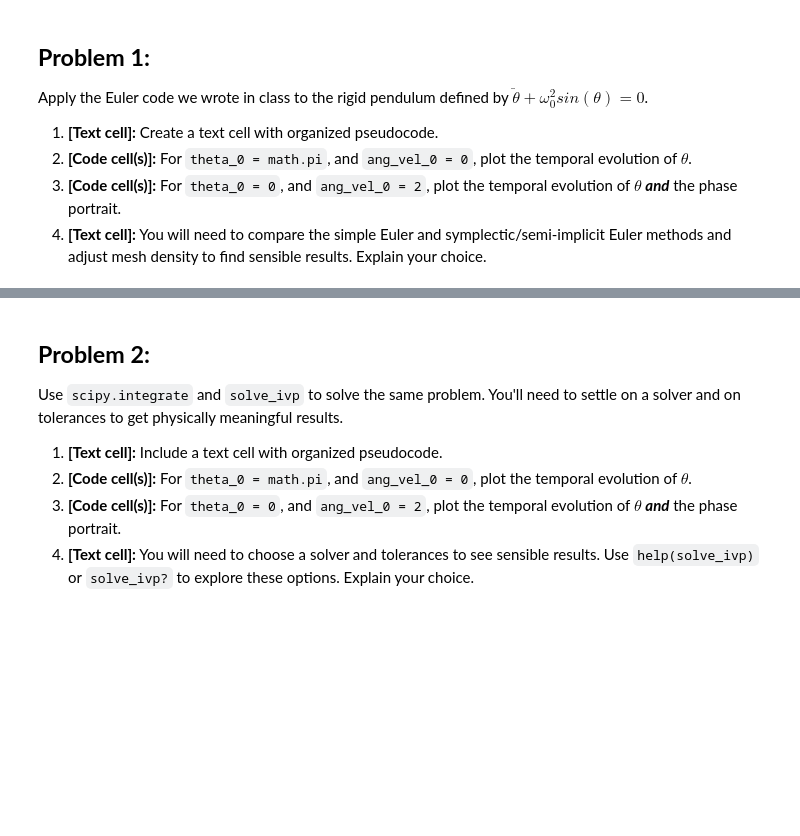
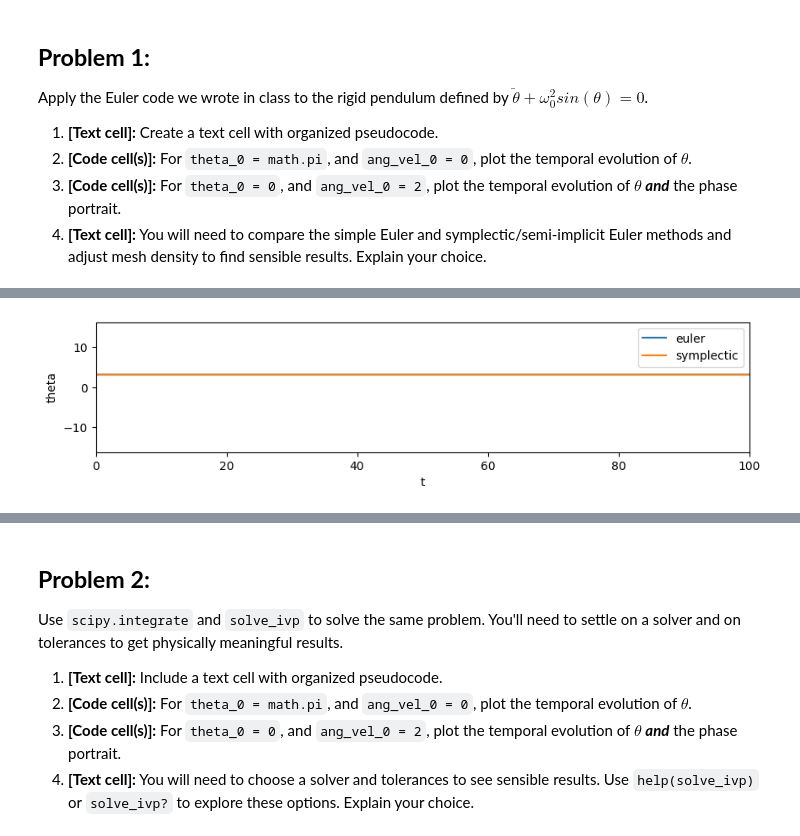
Before and after one commit to IntroComputationalPhysics-UNT/euler-and-solve-ivp-MatthewM130, a Jupyter notebook: rigid_pendulum_assignment_v2.ipynb, the cells around one changed output, grey strips where cells are left out. Drawn from its saved outputs; the diff is of its cells as text; code cells hidden in the pictures; blank space fills up the shorter version.

```diff
--- a/rigid_pendulum_assignment_v2.ipynb
+++ b/rigid_pendulum_assignment_v2.ipynb
@@ -152,0 +68,35 @@ I imagine that at a larger time interval we might start to see discrepancies wit
+# %%
+def euler_symplectic_rigid_pendulum(omega_0, theta_0, ang_vel_0, t_0, t_f, n_steps):
+    dt = (t_f - t_0) / n_steps
+    t = [t_0]; theta = [theta_0]; ang_vel = [ang_vel_0]
+    for _ in range(n_steps):
+        ang_vel.append(ang_vel[-1] - dt * omega_0**2 * math.sin(theta[-1]))
+        theta.append(theta[-1] + dt * ang_vel[-1])
+        t.append(t[-1] + dt)
+    return t, theta, ang_vel
+# %%
+# assign variables and call function
+omega_0 = 1
+theta_0  = math.pi
+ang_vel_0  = 0
+t_0     = 0
+t_f     = 100
+n_steps = 5000
+
+t, theta, ang_vel = euler_rigid_pendulum(omega_0, theta_0, ang_vel_0, t_0, t_f, n_steps)
+
+# get the exact values
+t, theta_symplectic, ang_vel_symplectic = euler_symplectic_rigid_pendulum(omega_0, theta_0, ang_vel_0, t_0, t_f, n_steps)
+
+# plot with matplotlib
+plt.figure(figsize=(10,2))
+plt.plot(t, theta, label='euler')
+plt.plot(t, theta_symplectic,label='symplectic')
+plt.xlim([0, 100]) # time
+plt.ylim([- 5 * np.pi - 0.5, 5 * np.pi + 0.5]) # theta
+plt.xlabel('t')
+plt.ylabel('theta')
+plt.legend()
+plt.show()
+# %% [output]
+[figure, added]
```
Also changed, not shown: parts of 7 cells of this notebook.
